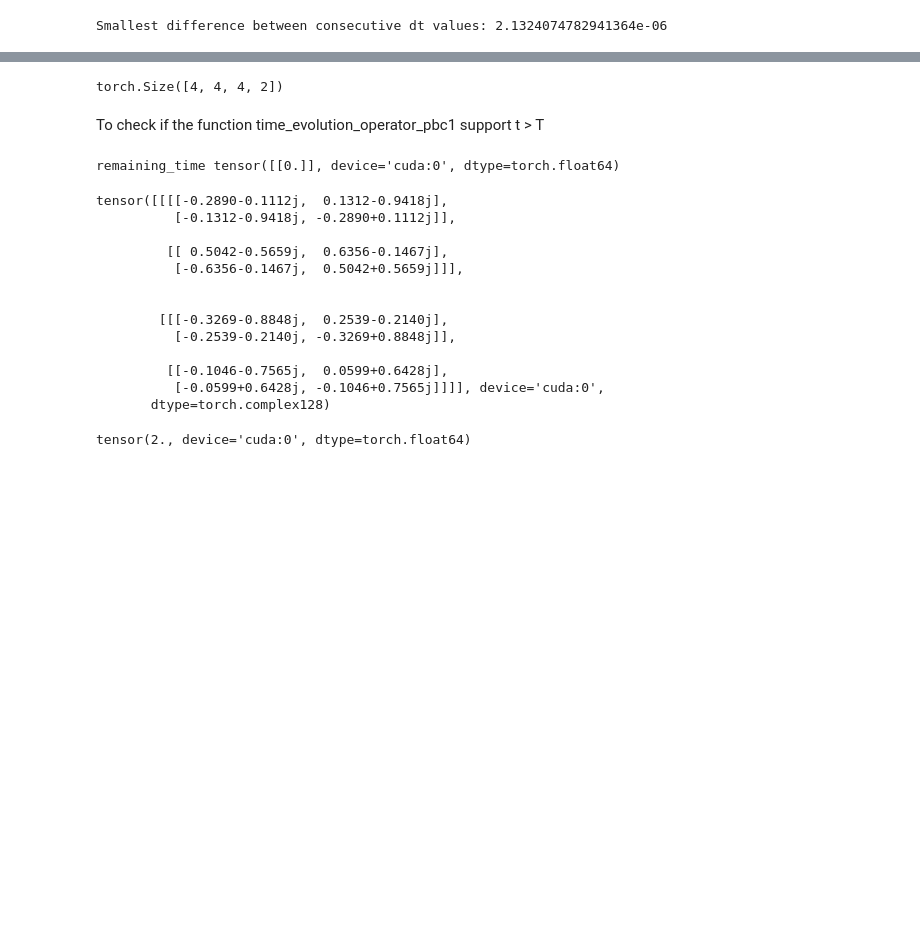
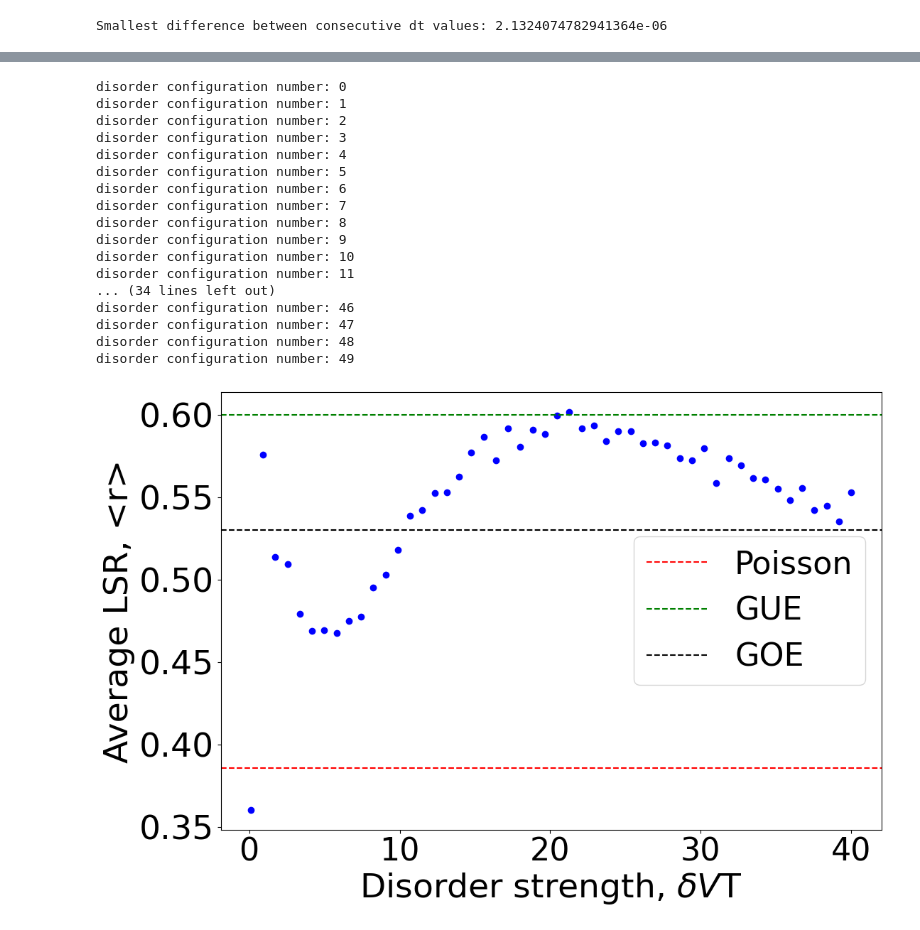
Before and after one commit to NGC2237-Clark/Topo_Loco_QCs, a Jupyter notebook: Floquet/AFAI_GPU.ipynb, the cells around one changed output, grey strips where cells are left out. Saved outputs shown, nothing was run; the diff lists cells and outputs as text; code cells hidden in the pictures; blank space fills up the shorter version.

```diff
--- a/Floquet/AFAI_GPU.ipynb
+++ b/Floquet/AFAI_GPU.ipynb
@@ -61,3 +35,7 @@ model_pest2.quasienergy_eigenstates(model_pest2.T, 100, 100, plot=True, pbc='x')
+# %%
+model_afai0 = afai_parallel.tb_floquet_tbc_cuda(period, 1, hopping3, ny=6,nx=6, device='cuda:0')
+model_afai1 = afai_parallel.tb_floquet_tbc_cuda(period, 1, hopping3, ny=12,nx=12, device='cuda:0')
+model_afai2 = afai_parallel.tb_floquet_tbc_cuda(period, 1, hopping3, ny=20,nx=20, device='cuda:0')
 # %%
 def convergence_test(t_final, vd, num_dt_values=50, min_dt=1e-5, max_dt=1e-2):
     # Parameters for the test
@@ -786,6 +104,0 @@ sorted_eigv_r, sorted_eigvals, sorted_eigvecs = model_pest2.eigen_grid(3, 100)
-# %%
-print(sorted_eigv_r.shape)
-# %% [output]
-torch.Size([4, 4, 4, 2])
-# %% [markdown]
-To check if the function time_evolution_operator_pbc1 support t > T
@@ -796,21 +105,21 @@ ky = torch.tensor([1, 2])
-# %%
-model_pest2.time_evolution_operator_pbc1(t, 10, kx, ky, pbc='xy')
-# %% [output]
-remaining_time tensor([[0.]], device='cuda:0', dtype=torch.float64)
-tensor([[[[-0.2890-0.1112j,  0.1312-0.9418j],
-          [-0.1312-0.9418j, -0.2890+0.1112j]],
-
-         [[ 0.5042-0.5659j,  0.6356-0.1467j],
-          [-0.6356-0.1467j,  0.5042+0.5659j]]],
-
-
-        [[[-0.3269-0.8848j,  0.2539-0.2140j],
-          [-0.2539-0.2140j, -0.3269+0.8848j]],
-
-         [[-0.1046-0.7565j,  0.0599+0.6428j],
-          [-0.0599+0.6428j, -0.1046+0.7565j]]]], device='cuda:0',
-       dtype=torch.complex128)
-# %%
-model_pest3.w3(20, 100)
-# %% [output]
-tensor(2., device='cuda:0', dtype=torch.float64)
+# %%
+avg_LSR0 = model_afai0.avg_LSR_disorder_realisation(100, 0.1, 40, 50, 50)
+# %% [output]
+disorder configuration number: 0
+disorder configuration number: 1
+disorder configuration number: 2
+disorder configuration number: 3
+disorder configuration number: 4
+disorder configuration number: 5
+disorder configuration number: 6
+disorder configuration number: 7
+disorder configuration number: 8
+disorder configuration number: 9
+disorder configuration number: 10
+disorder configuration number: 11
+... (34 lines left out)
+disorder configuration number: 46
+disorder configuration number: 47
+disorder configuration number: 48
+disorder configuration number: 49
+[figure, added]
```
Also changed, not shown: parts of 67 cells of this notebook, 1 other file.
